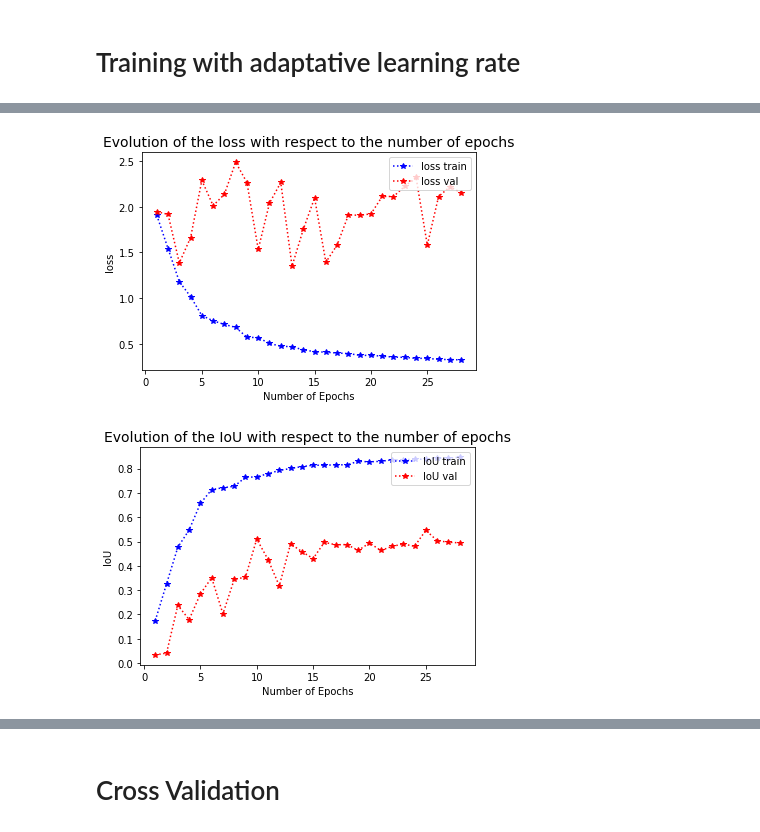
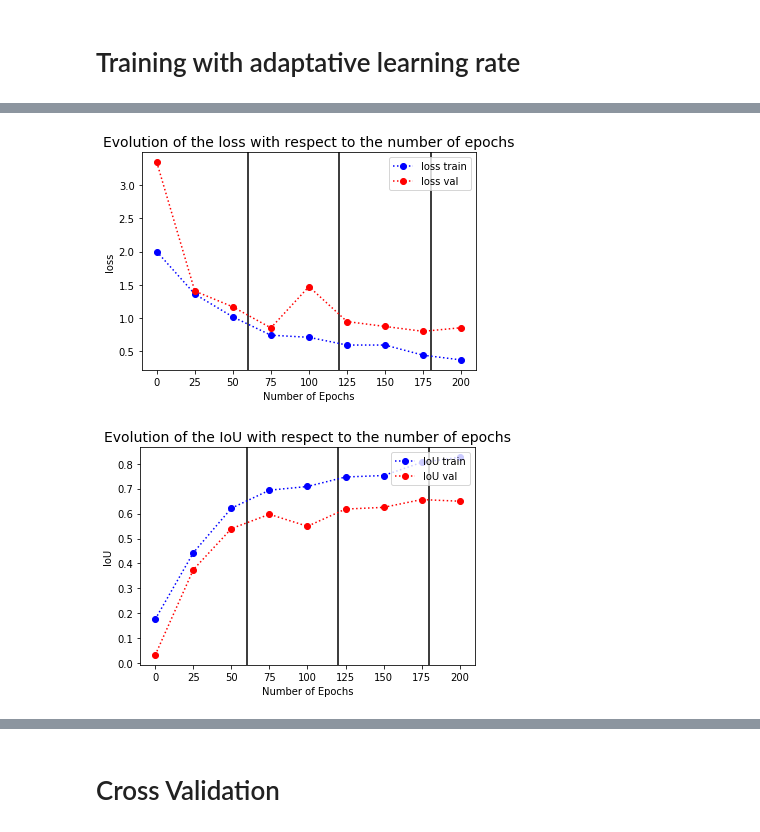
Before and after one commit to riccardocadei/photovoltaic-detection, a Jupyter notebook: main.ipynb, the cells around one changed output, grey strips where cells are left out. Drawn from its saved outputs; the diff is of its cells as text; code cells hidden in the pictures.

```diff
--- a/main.ipynb
+++ b/main.ipynb
@@ -27,21 +31,21 @@ device=torch.device('cuda' if torch.cuda.is_available() else 'cpu')
 # Loading the Data Set
 First we load the data set that we will use for training. Each sample is an image with its mask (label). An image is represented as a 3x250x250 array with each of the 3 color chanel being 250x250 pixels. The asssociated mask is a 250x250 array,
 # %%
-folder_path_train_image = 'data/train/images'
-folder_path_train_masks = 'data/train/labels'
-folder_path_test_image = 'data/test/images'
-folder_path_test_masks = 'data/test/labels'
-folder_path_val_image = 'data/val/images'
-folder_path_val_masks = 'data/val/labels'
+folder_path_train_image = 'data/all/train/images'
+folder_path_train_masks = 'data/all/train/labels'
+folder_path_test_image = 'data/all/test/images'
+folder_path_test_masks = 'data/all/test/labels'
+folder_path_val_image = 'data/all/val/images'
+folder_path_val_masks = 'data/all/val/labels'
 
 #load dataset
 train_set = DataLoaderSegmentation(folder_path_train_image,folder_path_train_masks) # 80%
 test_set = DataLoaderSegmentation(folder_path_test_image,folder_path_test_masks,augment=False)# 10%
 val_set = DataLoaderSegmentation(folder_path_val_image,folder_path_val_masks,augment=False) # 10%
 
-train_loader = DataLoader(train_set,batch_size=2, shuffle=True ,num_workers=0)
-val_loader = DataLoader(val_set,batch_size=2, shuffle=True ,num_workers=0)
-test_loader = DataLoader(test_set,batch_size=2, shuffle=True ,num_workers=0)
+train_loader = DataLoader(train_set,batch_size=5, shuffle=True ,num_workers=0)
+val_loader = DataLoader(val_set,batch_size=5, shuffle=True ,num_workers=0)
+test_loader = DataLoader(test_set,batch_size=5, shuffle=True ,num_workers=0)
 
 model = UNet(3,1,False).to(device)
 print(len(train_set),len(test_set),len(val_set))
@@ -92,12 +101,11 @@ model.load_state_dict(torch.load(path))
 # %% [markdown]
 # Training with adaptative learning rate
 # %%
-num_epochs = 350
+num_epochs = (100)
 loss_function = torch.nn.BCEWithLogitsLoss(weight=torch.FloatTensor([6]).cuda())
 model = UNet(3,1,False).to(device)
-optimizer = torch.optim.Adam(model.parameters(), lr=0.1)
-scheduler = torch.optim.lr_scheduler.StepLR(optimizer, 100, gamma=0.63, last_epoch=-1, verbose=False)
+optimizer = torch.optim.Adam(model.parameters(), lr=0.2)
+scheduler = torch.optim.lr_scheduler.StepLR(optimizer, 60, gamma=0.8, last_epoch=-1, verbose=False)
 #scheduler = torch.optim.lr_scheduler.CosineAnnealingLR(optimizer, 10, eta_min=0.01, last_epoch=-1, verbose=True)
-
 history_train_loss, history_val_loss, history_train_iou, history_val_iou = training_model(train_loader,loss_function,optimizer,model,num_epochs,scheduler,val_loader)
 # %% [output]
@@ -121,7 +116,6 @@ Epoch n. 675 Train Loss 0.33 Train Iou 0.8469325313973122 Time Remaining 7.9
 # %%
-#history_train_loss, history_val_loss, history_train_iou, history_val_iou
-plot_train_val(history_train_loss,history_val_loss,period=1, metric='loss')
-plot_train_val(history_train_iou,history_val_iou,period=1, metric='IoU')
+plot_train_val(history_train_loss,history_val_loss,period=25, al_param=60, metric='loss')
+plot_train_val(history_train_iou,history_val_iou,period=25, al_param=60, metric='IoU')
 # %% [output]
-[figure, old version]
+[figure, new version]
-[figure, old version]
+[figure, new version]
```
Also changed, not shown: parts of 11 cells of this notebook, 47 other files.
